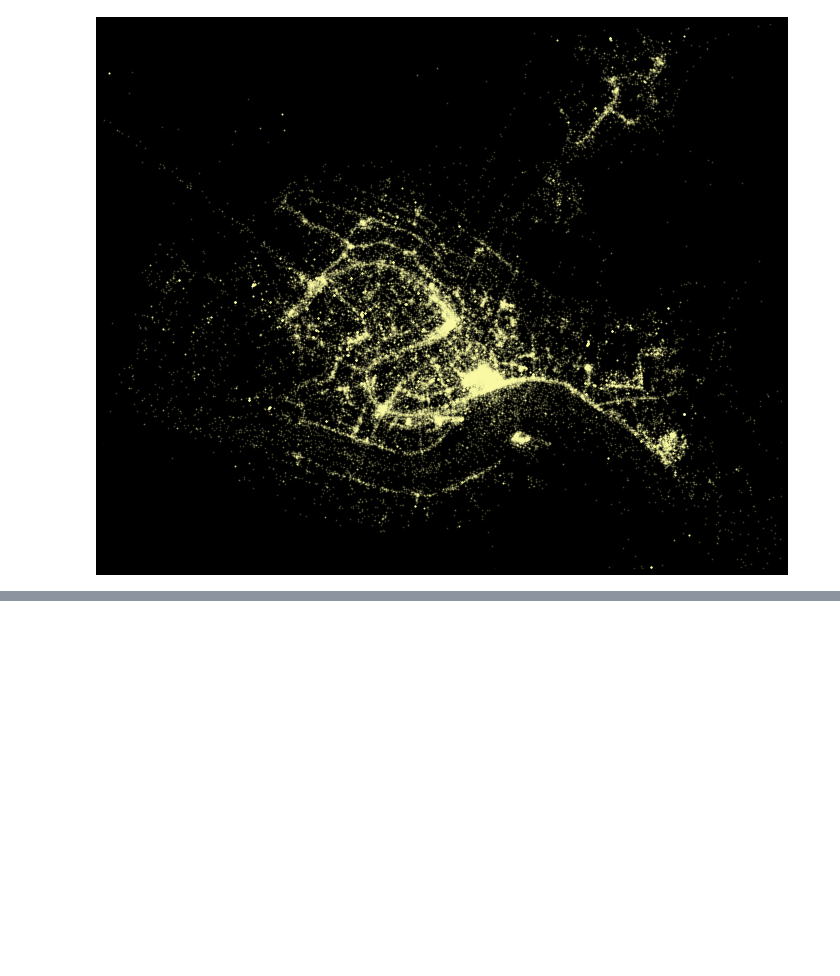
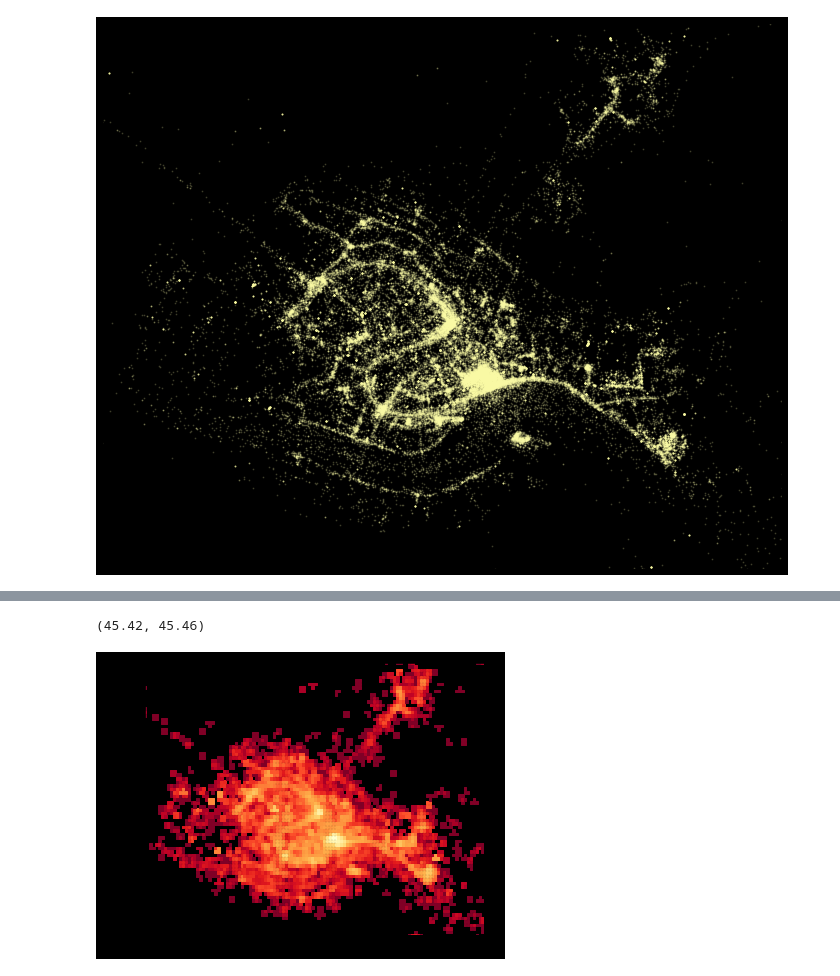
Before and after one commit to TristanCantatGaudin/playground, a Jupyter notebook: geotagged_photos_venezia.ipynb, the cells around one changed output, grey strips where cells are left out. Saved outputs shown, nothing was run; the diff lists cells and outputs as text; code cells hidden in the pictures; blank space fills up the shorter version.

```diff
--- a/geotagged_photos_venezia.ipynb
+++ b/geotagged_photos_venezia.ipynb
@@ -151,0 +254,12 @@ plt.axis('off')
+# %%
+plt.figure(figsize=(9,5),facecolor='k')
+plt.subplot(aspect=1./np.sin(np.radians(np.median(df['latitude']))),facecolor='k')
+log_density_summer = kde_summer.score_samples(df_grid)
+log_density_summer[ log_density_summer<0 ] = np.nan
+plt.scatter( x_grid.flatten() / np.sin(np.radians(np.median(df['latitude']))) ,
+            y_grid.flatten() , c=log_density_summer , cmap='YlOrRd_r' , s=7 , marker='s')
+plt.xlim(12.3,12.37)
+plt.ylim(45.42,45.46)
+# %% [output]
+(45.42, 45.46)
+[figure, added]
```
Also changed, not shown: parts of 10 cells of this notebook.
